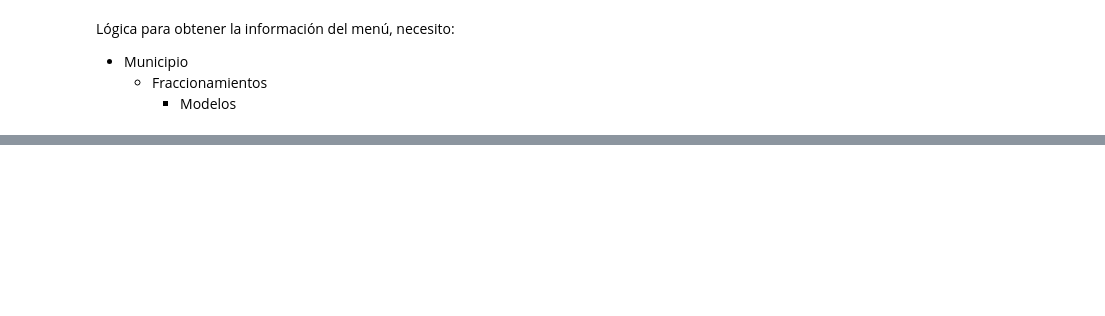
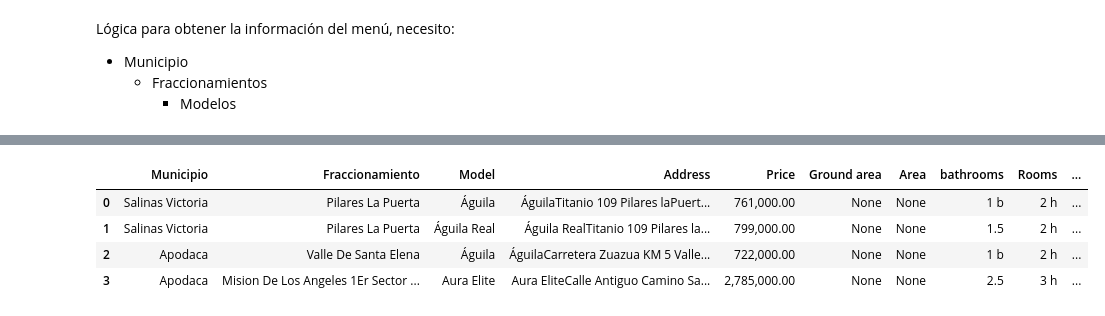
Before and after one commit to taquero-programador/tuhabi, a Jupyter notebook: scrap/Test.ipynb, the cells around one changed output, grey strips where cells are left out. Saved outputs shown, nothing was run; the diff lists cells and outputs as text; code cells hidden in the pictures; blank space fills up the shorter version.

Commit message:
feat(javer_scrap.py): versión de prueba

```diff
--- a/scrap/Test.ipynb
+++ b/scrap/Test.ipynb
@@ -261,7 +261,7 @@ sopa = BeautifulSoup(page.text, "html")
 # %%
 data = {"Name": [], "Price": []}
 
-for i in range(1,49):
+for i in range(1,4):
     page = requests.get(f"{poke}page/{i}")
     sopa = BeautifulSoup(page.text, "html")
     pk = sopa.find_all("h2", class_ = "woocommerce-loop-product__title")
@@ -518,7 +602,7 @@ from selenium.webdriver.support import expected_conditions as EC
 
 driver = webdriver.Chrome()
 
-url = 'https://www.javer.com.mx/desarrollos/valle-santa-isabel/propiedad/albatros'
+url = 'https://www.javer.com.mx'
 driver.get(url)
 
 driver.maximize_window()
@@ -549,8 +633,15 @@ try:
     )
     nl.click()
 
+    mun = driver.find_elements(By.TAG_NAME, 'p')
+    ciudades = driver.find_elements(By.TAG_NAME, 'div')
+    for m in mun:
+        if m.text == 'Ciudades':
+            all_data.append(ciudades)
 
 finally:
-    pass # colocar esto para poder esperar la acción e ir realizando lo siguiente
+    pass
     #WebDriverWait(driver.quit())
     #driver.quit()
+
+all_data
@@ -569,0 +1139,78 @@ for a in dic_tags.items():
+# %%
+import requests
+from bs4 import BeautifulSoup
+from selenium import webdriver
+from selenium.webdriver.common.by import By
+from selenium.webdriver.support.ui import WebDriverWait
+from selenium.webdriver.support import expected_conditions as EC
+from urllib.parse import quote
+import pandas as pd
+
+
+driver = webdriver.Chrome()
+driver.maximize_window()
+
+for municipio, fraccionamientos in inmo.items():
+    for fraccionamiento, modelos in fraccionamientos.items():
+        for modelo, detalles in modelos.items():
+            base_url = f'https://www.javer.com.mx/desarrollos/{fraccionamiento}/propiedad/{modelo}'
+            url = base_url.format(
+                fraccionamiento=quote(fraccionamiento, safe=''),
+                modelo=quote(modelo, safe='')
+            )
+            driver.get(url)
+
+            try:
+                precio_lista = WebDriverWait(driver, 10).until(
+                    EC.presence_of_element_located((By.XPATH, "//p[contains(text(), 'Lista de precios')]"))
+                )
+
+                precio_lista.click()
+
+                # sopa.find_all("h2", class_ = "woocommerce-loop-product__title")
+                details = []
+                soup = BeautifulSoup(driver.page_source, 'html.parser')
+                direccion = soup.find('div', class_ = 'building-info-col').get_text()  # address
+                precio = soup.find('p', class_ = 'property-price').get_text()  # price
+                area_terreno = None #soup.find('p', class_ = 'property-price').get_text() # pxm
+                area_construida = None # info
+                dt = soup.find('div', class_ = 'bis-icon-row bir-1') # details
+                for d in dt:
+                    if d.text:
+                        details.append(d.text[0:3])
+
+
+                inmo[municipio][fraccionamiento][modelo]['address'] = direccion
+                inmo[municipio][fraccionamiento][modelo]['price'] = precio.replace('$', '')
+                inmo[municipio][fraccionamiento][modelo]['ground_area'] = area_terreno
+                inmo[municipio][fraccionamiento][modelo]['area'] = area_construida
+                inmo[municipio][fraccionamiento][modelo]['details'] = details
+
+            except Exception as e:
+                print(f"Error al procesar la página {url}: {str(e)}")
+
+driver.quit()
+
+def clean(args):
+    return args.replace('-', ' ').title()
+
+
+def address_clean(args):
+    for char in args:
+        pass
+
+df = pd.DataFrame([(clean(municipio), clean(fraccionamiento), clean(modelo), detalles['address'],
+                    detalles['price'], detalles['ground_area'], detalles['area'], *detalles['details'])
+                   for municipio, fraccionamientos in inmo.items()
+                   for fraccionamiento, modelos in fraccionamientos.items()
+                   for modelo, detalles in modelos.items()],
+                  columns=['Municipio', 'Fraccionamiento', 'Model', 'Address', 'Price',
+                           'Ground area', 'Area', 'bathrooms', 'Rooms', 'Parkings'])
+
+df
+# %% [output]
+|  | Municipio | Fraccionamiento | Model | Address | Price | Ground area | Area | bathrooms | Rooms | ... |
+| 0 | Salinas Victoria | Pilares La Puerta | Águila | ÁguilaTitanio 109 Pilares laPuert... | 761,000.00 | None | None | 1 b | 2 h | ... |
+| 1 | Salinas Victoria | Pilares La Puerta | Águila Real | Águila RealTitanio 109 Pilares la... | 799,000.00 | None | None | 1.5 | 2 h | ... |
+| 2 | Apodaca | Valle De Santa Elena | Águila | ÁguilaCarretera Zuazua KM 5 Valle... | 722,000.00 | None | None | 1 b | 2 h | ... |
+| 3 | Apodaca | Mision De Los Angeles 1Er Sector ... | Aura Elite | Aura EliteCalle Antiguo Camino Sa... | 2,785,000.00 | None | None | 2.5 | 3 h | ... |
```
Also changed, not shown: parts of 15 cells of this notebook, 24 other files.
